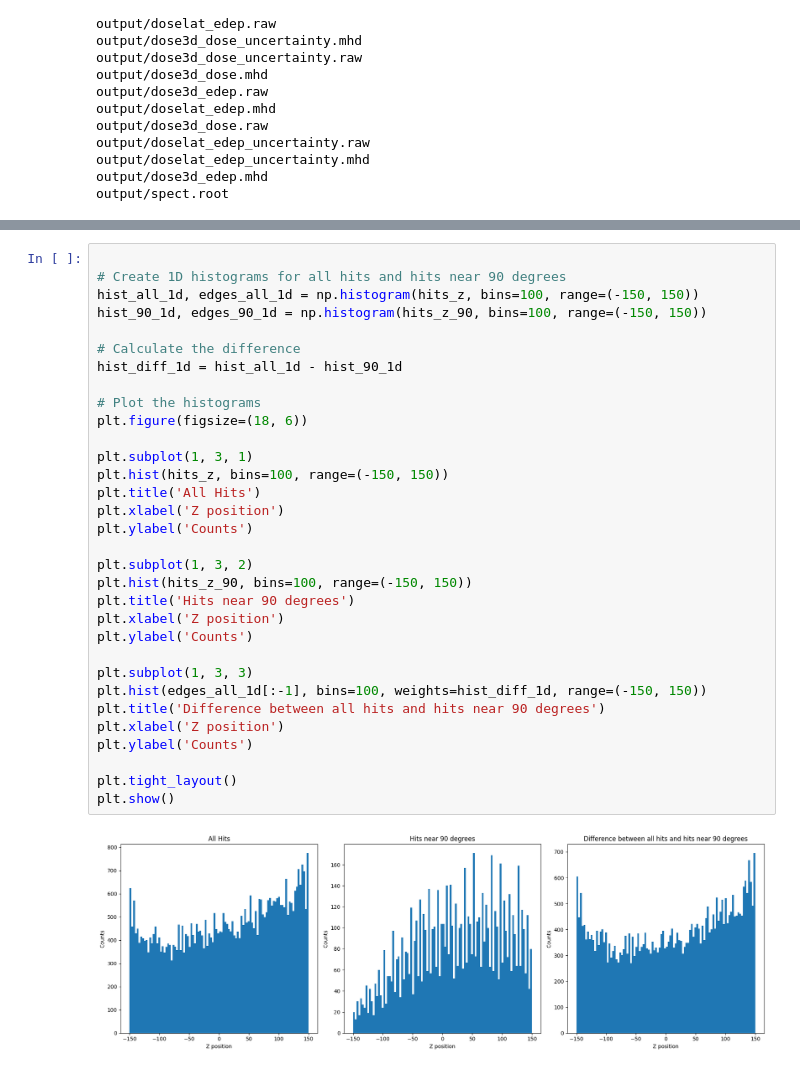
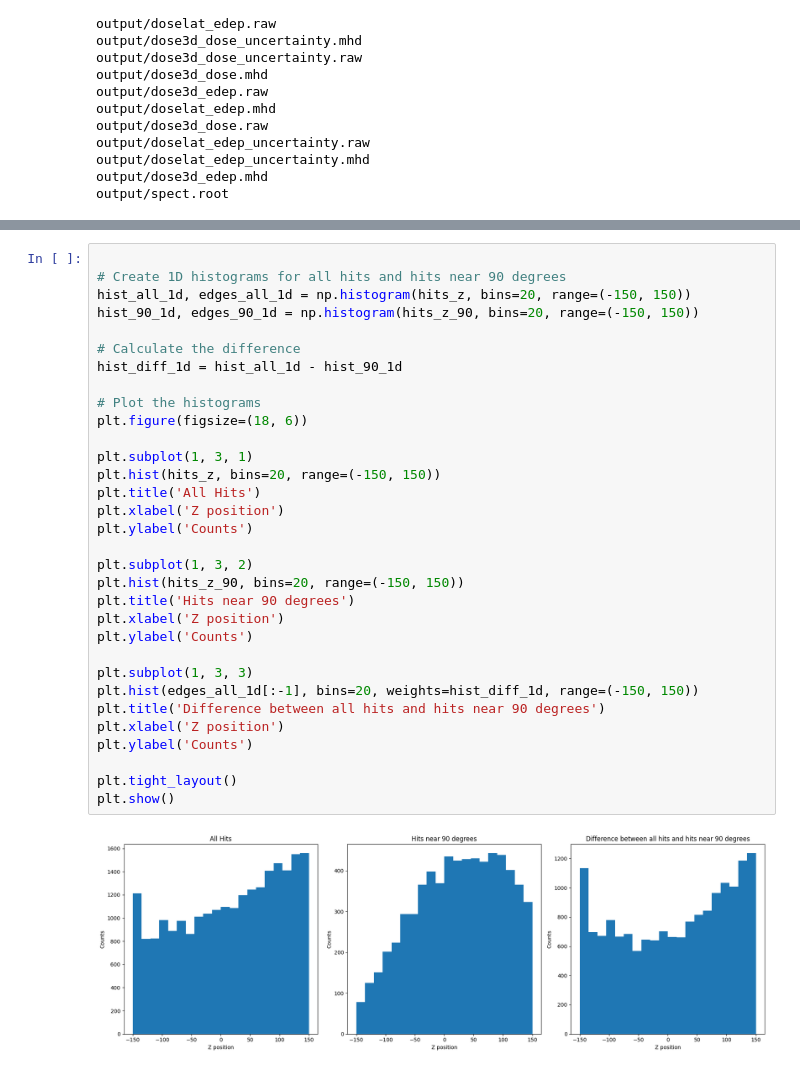
Before and after one commit to francescouni0/VHEE_monitor, a Jupyter notebook: fullcoll.ipynb, the cells around one changed output, grey strips where cells are left out. Saved outputs shown, nothing was run; the diff lists cells and outputs as text.

```diff
--- a/fullcoll.ipynb
+++ b/fullcoll.ipynb
@@ -154,37 +154,37 @@ plt.show()
 # %%
 
 # Create 1D histograms for all hits and hits near 90 degrees
-hist_all_1d, edges_all_1d = np.histogram(hits_z, bins=100, range=(-150, 150))
-hist_90_1d, edges_90_1d = np.histogram(hits_z_90, bins=100, range=(-150, 150))
+hist_all_1d, edges_all_1d = np.histogram(hits_z, bins=20, range=(-150, 150))
+hist_90_1d, edges_90_1d = np.histogram(hits_z_90, bins=20, range=(-150, 150))
 
 # Calculate the difference
 hist_diff_1d = hist_all_1d - hist_90_1d
 
 # Plot the histograms
 plt.figure(figsize=(18, 6))
 
 plt.subplot(1, 3, 1)
-plt.hist(hits_z, bins=100, range=(-150, 150))
+plt.hist(hits_z, bins=20, range=(-150, 150))
 plt.title('All Hits')
 plt.xlabel('Z position')
 plt.ylabel('Counts')
 
 plt.subplot(1, 3, 2)
-plt.hist(hits_z_90, bins=100, range=(-150, 150))
+plt.hist(hits_z_90, bins=20, range=(-150, 150))
 plt.title('Hits near 90 degrees')
 plt.xlabel('Z position')
 plt.ylabel('Counts')
 
 plt.subplot(1, 3, 3)
-plt.hist(edges_all_1d[:-1], bins=100, weights=hist_diff_1d, range=(-150, 150))
+plt.hist(edges_all_1d[:-1], bins=20, weights=hist_diff_1d, range=(-150, 150))
 plt.title('Difference between all hits and hits near 90 degrees')
 plt.xlabel('Z position')
 plt.ylabel('Counts')
 
 plt.tight_layout()
 plt.show()
 # %% [output]
-[figure, old version]
+[figure, new version]
 # %%
 # Create 1D histograms for preKinEnergy for all hits and hits near 90 degrees
 hist_preKinEnergy_all, edges_preKinEnergy_all = np.histogram(preKinEnergy, bins=100, range=(0, 2))
```
Also changed, not shown: parts of 7 cells of this notebook, 13 other files.
